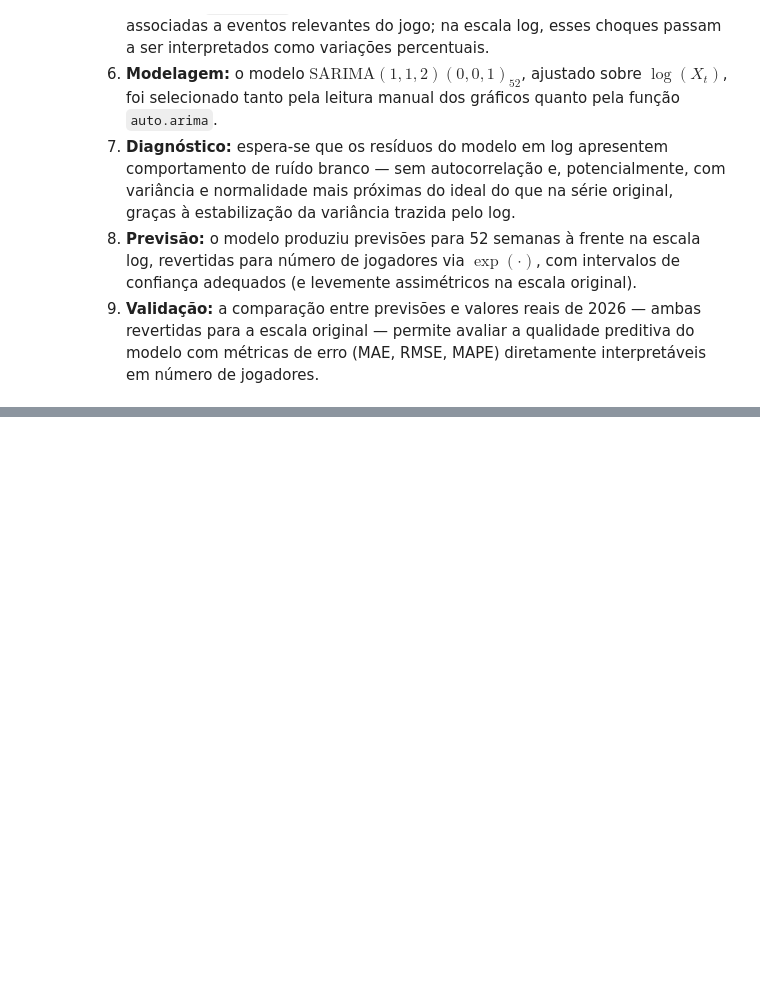
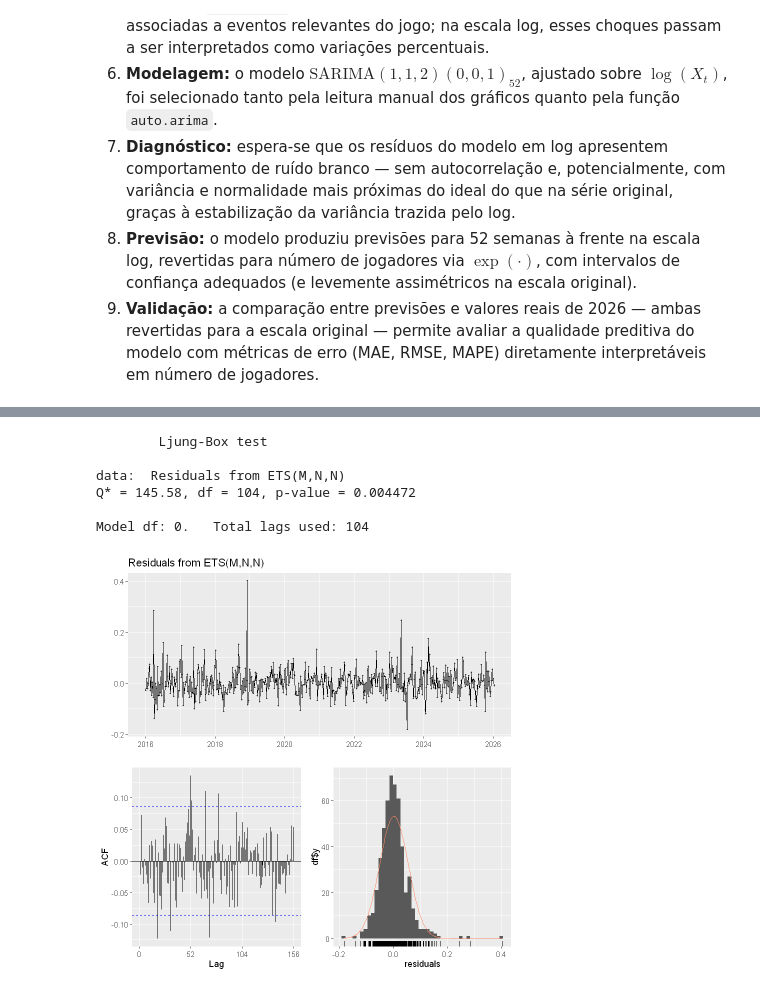
Before and after one commit to Marcehlin/Atividades-2026_1, a Jupyter notebook: Séries Temporais/Seminario/v22_serie_temporais_CS_log.ipynb, the cells around one changed output, grey strips where cells are left out. Cells and saved outputs as stored; diff of their text form; code cells hidden in the pictures; blank space fills up the shorter version.

```diff
--- a/Séries Temporais/Seminario/v22_serie_temporais_CS_log.ipynb
+++ b/Séries Temporais/Seminario/v22_serie_temporais_CS_log.ipynb
@@ -638,0 +729,10 @@ Esta análise percorreu as principais etapas de uma análise de séries temporai
+# %%
+checkresiduals(ets_fit)
+# %% [output]
+        Ljung-Box test
+
+data:  Residuals from ETS(M,N,N)
+Q* = 145.58, df = 104, p-value = 0.004472
+
+Model df: 0.   Total lags used: 104
+[figure, added]
```
Also changed, not shown: parts of 10 cells of this notebook, 3 other files.
